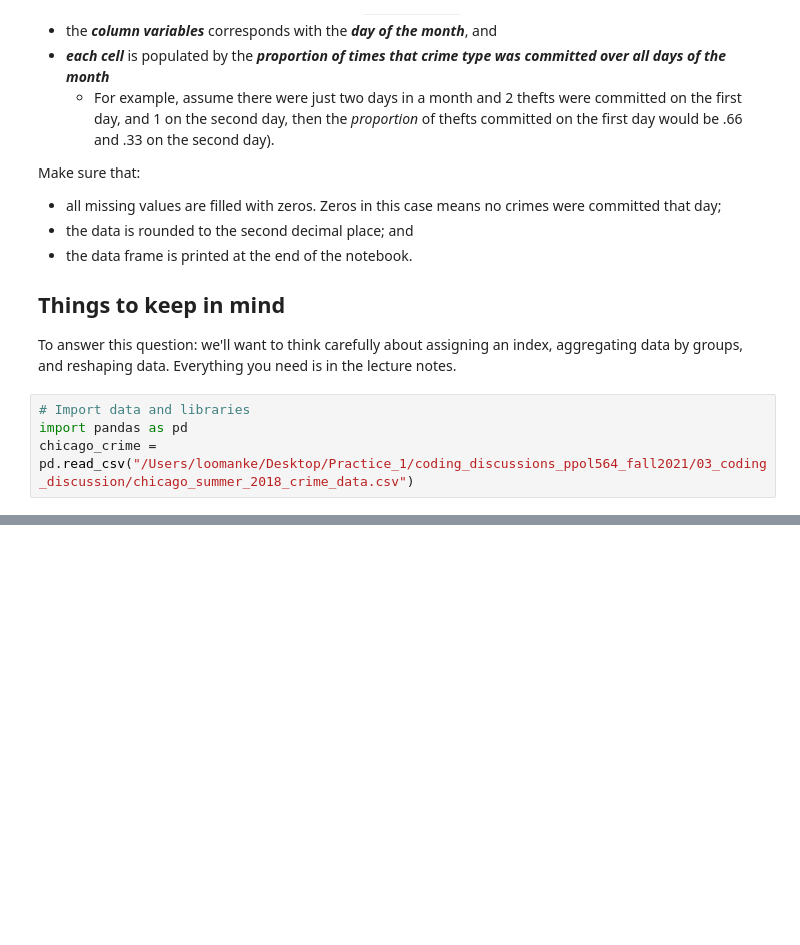
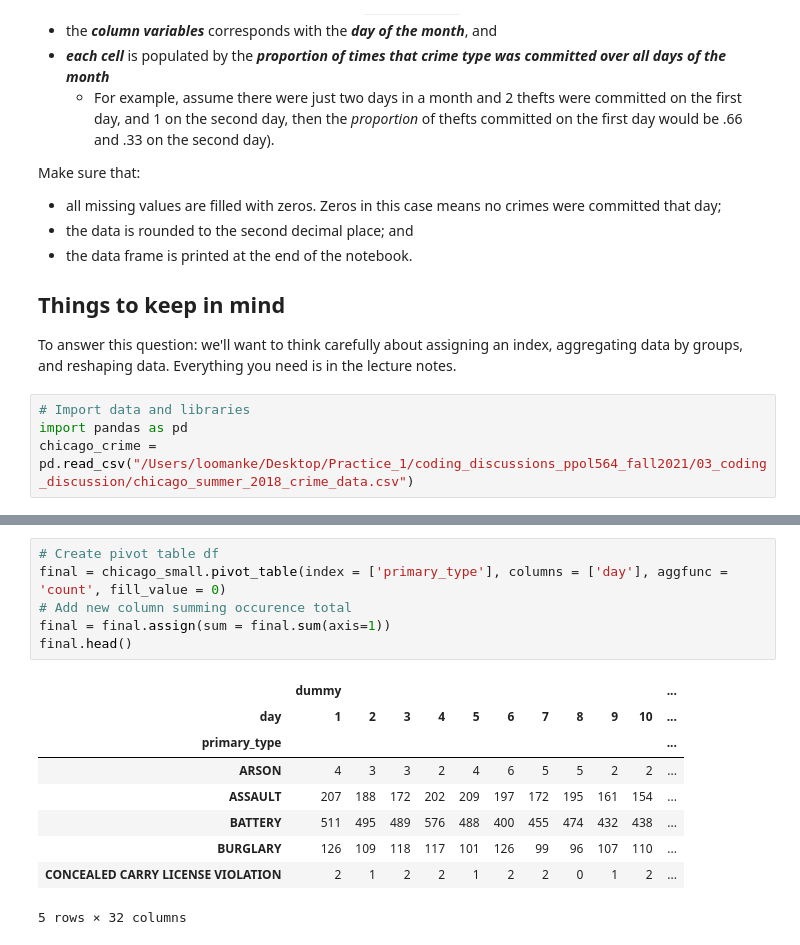
Before and after one commit to edunford/coding_discussions_ppol564_fall2021, a Jupyter notebook: 03_coding_discussion/Looman_Kelly_kjl86.ipynb, the cells around one changed output, grey strips where cells are left out. Saved outputs shown, nothing was run; the diff lists cells and outputs as text; blank space fills up the shorter version.

```diff
--- a/03_coding_discussion/Looman_Kelly_kjl86.ipynb
+++ b/03_coding_discussion/Looman_Kelly_kjl86.ipynb
@@ -63,0 +94,16 @@ crime_perc
+# %%
+# Create pivot table df
+final = chicago_small.pivot_table(index = ['primary_type'], columns = ['day'], aggfunc = 'count', fill_value = 0)
+# Add new column summing occurence total
+final = final.assign(sum = final.sum(axis=1))
+final.head()
+# %% [output]
+|  | dummy |  |  |  |  |  |  |  |  |  | ... |
+| day | 1 | 2 | 3 | 4 | 5 | 6 | 7 | 8 | 9 | 10 | ... |
+| primary_type |  |  |  |  |  |  |  |  |  |  | ... |
+| ARSON | 4 | 3 | 3 | 2 | 4 | 6 | 5 | 5 | 2 | 2 | ... |
+| ASSAULT | 207 | 188 | 172 | 202 | 209 | 197 | 172 | 195 | 161 | 154 | ... |
+| BATTERY | 511 | 495 | 489 | 576 | 488 | 400 | 455 | 474 | 432 | 438 | ... |
+| BURGLARY | 126 | 109 | 118 | 117 | 101 | 126 | 99 | 96 | 107 | 110 | ... |
+| CONCEALED CARRY LICENSE VIOLATION | 2 | 1 | 2 | 2 | 1 | 2 | 2 | 0 | 1 | 2 | ... |
+5 rows × 32 columns
```
Also changed, not shown: parts of 6 cells of this notebook.
